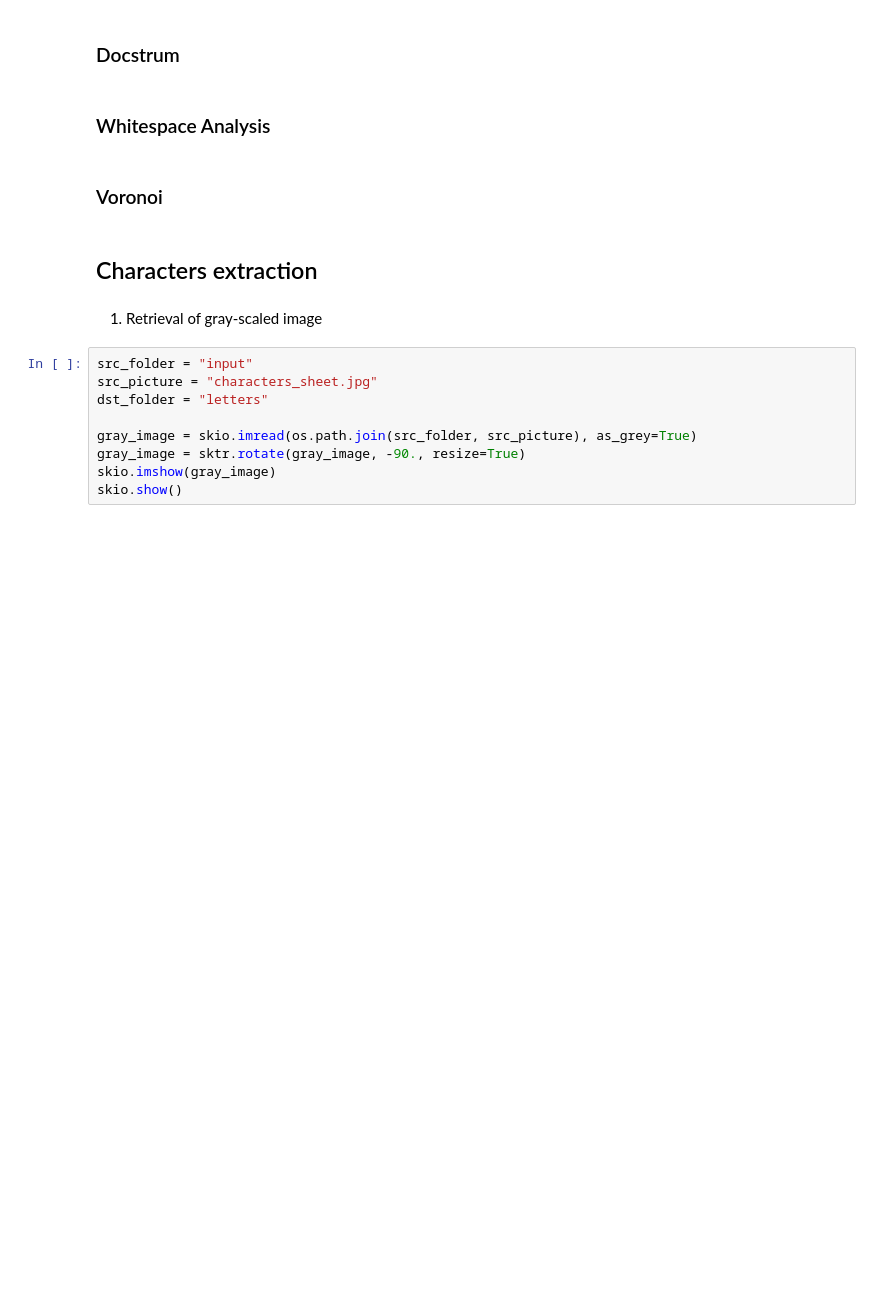
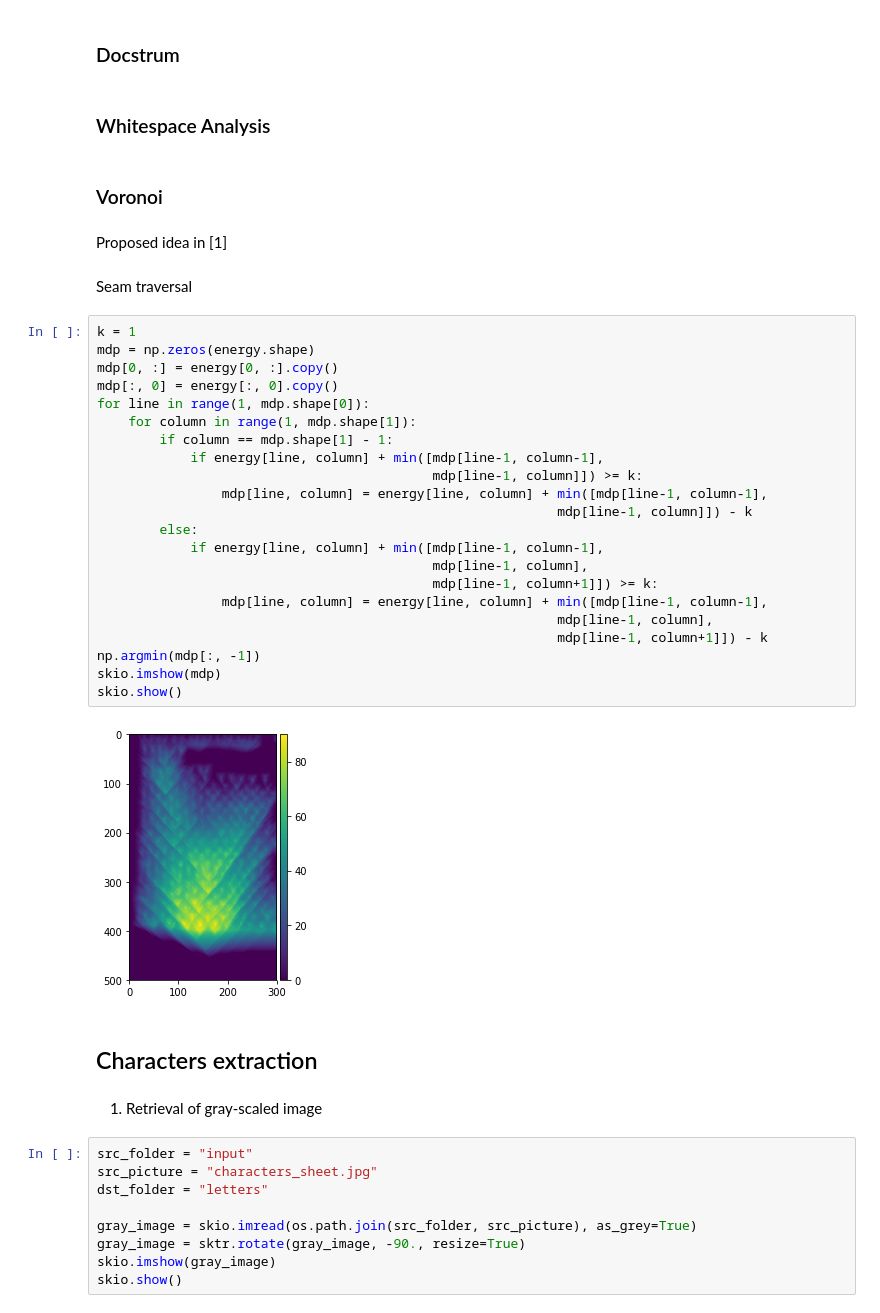
Before and after one commit to clemsciences/ohcr, a Jupyter notebook: tutorial.ipynb, the cells around one changed output. Cells and saved outputs as stored; diff of their text form; blank space fills up the shorter version.

```diff
--- a/tutorial.ipynb
+++ b/tutorial.ipynb
@@ -219,6 +219,34 @@ Number of local minima: 31.
 ### Whitespace Analysis
 # %% [markdown]
 ### Voronoi
+# %% [markdown]
+Proposed idea in [1]
+# %% [markdown]
+Seam traversal
+# %%
+k = 1
+mdp = np.zeros(energy.shape)
+mdp[0, :] = energy[0, :].copy()
+mdp[:, 0] = energy[:, 0].copy()
+for line in range(1, mdp.shape[0]):
+    for column in range(1, mdp.shape[1]):
+        if column == mdp.shape[1] - 1:
+            if energy[line, column] + min([mdp[line-1, column-1],
+                                           mdp[line-1, column]]) >= k:
+                mdp[line, column] = energy[line, column] + min([mdp[line-1, column-1],
+                                                           mdp[line-1, column]]) - k
+        else:
+            if energy[line, column] + min([mdp[line-1, column-1],
+                                           mdp[line-1, column],
+                                           mdp[line-1, column+1]]) >= k:
+                mdp[line, column] = energy[line, column] + min([mdp[line-1, column-1],
+                                                           mdp[line-1, column],
+                                                           mdp[line-1, column+1]]) - k
+np.argmin(mdp[:, -1])
+skio.imshow(mdp)
+skio.show()
+# %% [output]
+[figure, added]
 # %% [markdown]
 ## Characters extraction
 # %% [markdown]
```
Also changed, not shown: parts of 9 cells of this notebook.
